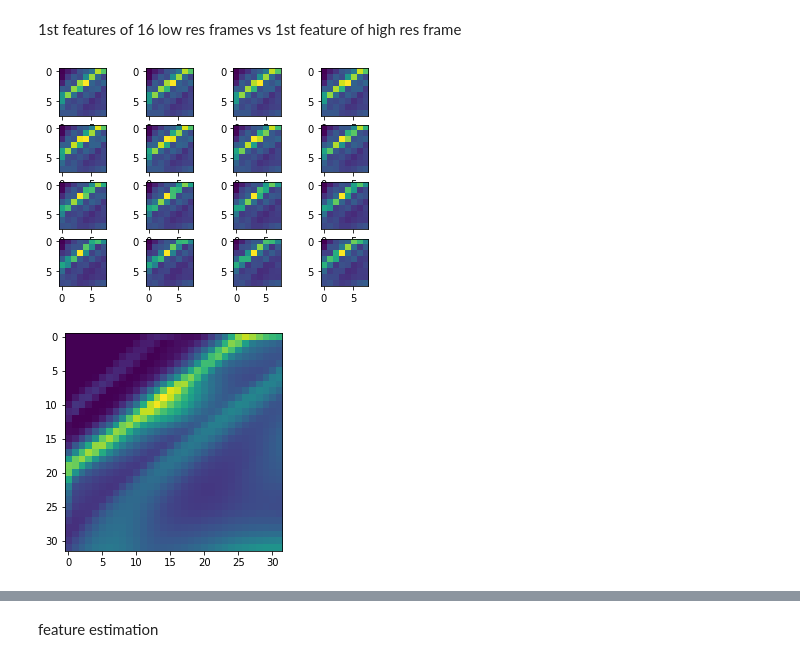
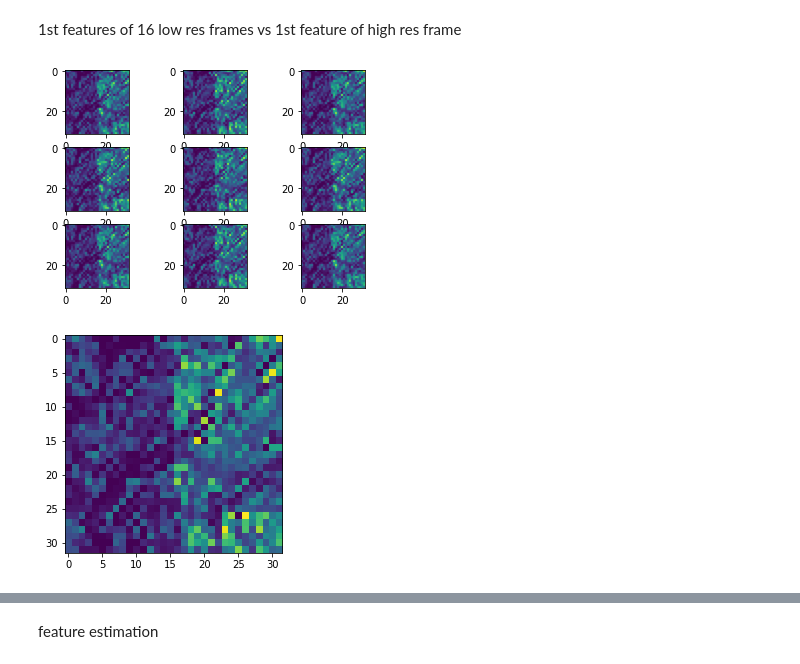
Before and after one commit to djbradyAtOpticalSciencesArizona/multiframeEstimation, a Jupyter notebook: feature_integration.ipynb, the cells around one changed output, grey strips where cells are left out. Saved outputs shown, nothing was run; the diff lists cells and outputs as text; code cells hidden in the pictures.

```diff
--- a/feature_integration.ipynb
+++ b/feature_integration.ipynb
@@ -302,31 +313,31 @@ for param in decoder.parameters():
 # %%
 # Visualize feature maps
 activation = {}
 def get_activation(name):
     def hook(model, input, output):
         activation[name] = output.detach()
     return hook
 
 encoder.encoder[-1].register_forward_hook(get_activation('in_feature'))
-output = encoder(images[1].to(device))
+output = encoder(images[0].to(device))
 act_lr = activation['in_feature'].detach().cpu()
 
-## first features of 16 frames
-fig, axarr = plt.subplots(4, 4)
-for i in range(4):
-    for j in range(4):
-        axarr[i][j].imshow(act_lr[i*4+j, 0])
+## first features of 9 frames
+fig, axarr = plt.subplots(3, 3)
+for i in range(3):
+    for j in range(3):
+        axarr[i][j].imshow(act_lr[i*3+j, 0])
 plt.show()
 
 encoder.encoder[-1].register_forward_hook(get_activation('out_feature'))
-output = encoder(targets[1:2].to(device))
+output = encoder(targets[:1].to(device))
 act_hr = activation['out_feature'].detach().cpu()
 
 plt.imshow(act_hr[0, 0])
 plt.show()
 # %% [output]
-[figure, old version]
+[figure, new version]
-[figure, old version]
+[figure, new version]
 # %%
 act_lr.size()
 # %% [output]
```
Also changed, not shown: parts of 22 cells of this notebook.
